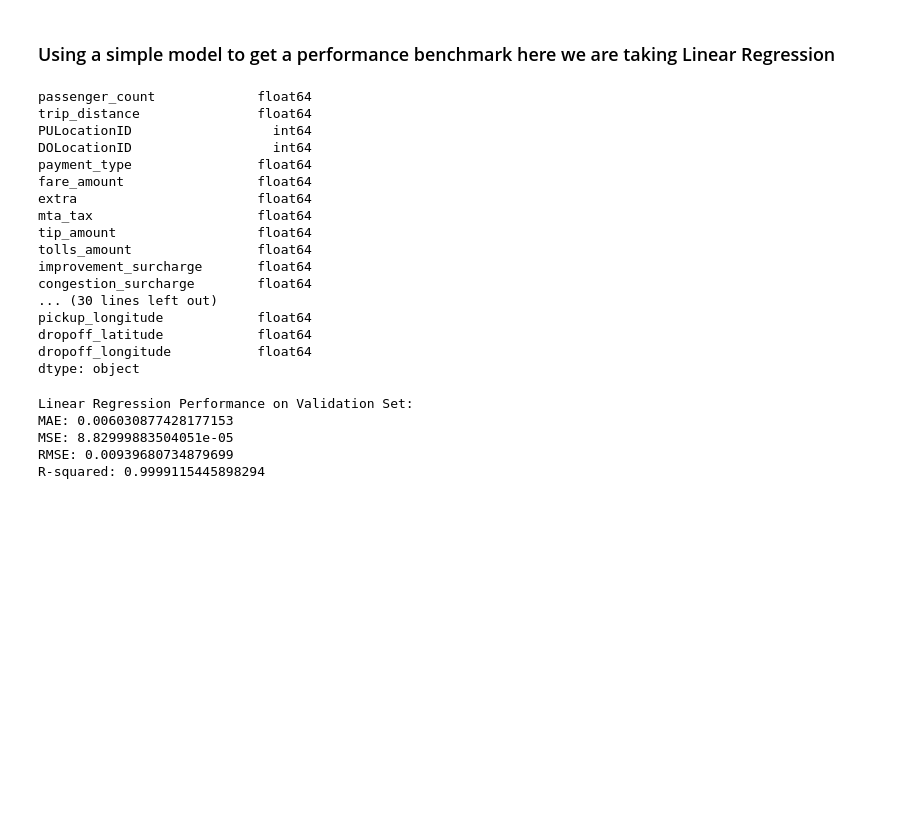
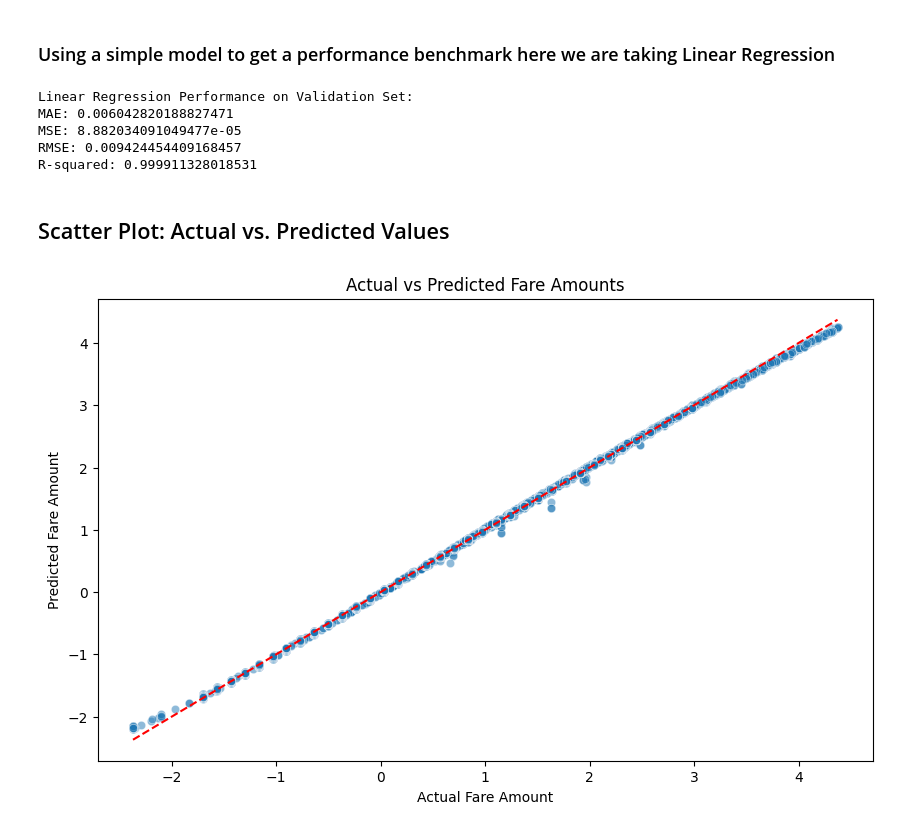
Before and after one commit to LongD3Ad/Taxi-Fare, a Jupyter notebook: Taxi_model.ipynb, the cells around one changed output. Drawn from its saved outputs; the diff is of its cells as text; code cells hidden in the pictures; blank space fills up the shorter version.

```diff
--- a/Taxi_model.ipynb
+++ b/Taxi_model.ipynb
@@ -76,6 +76,8 @@ df2.head()
 ### Here optionally if needed we can save the scaled down csv, but for now we will not be doing that
 # %%
 from sklearn.model_selection import train_test_split
+# %%
+chunk_size = 500000
 # %%
 #setting variables
 
@@ -135,23 +131,3 @@ from sklearn.metrics import mean_absolute_error, mean_squared_error, r2_score
-# %%
-train_df.dtypes
-# %% [output]
-passenger_count             float64
-trip_distance               float64
-PULocationID                  int64
-DOLocationID                  int64
-payment_type                float64
-fare_amount                 float64
-extra                       float64
-mta_tax                     float64
-tip_amount                  float64
-tolls_amount                float64
-improvement_surcharge       float64
-congestion_surcharge        float64
-... (30 lines left out)
-pickup_longitude            float64
-dropoff_latitude            float64
-dropoff_longitude           float64
-dtype: object
 # %%
 linear_model = LinearRegression()
 
@@ -174,7 +150,28 @@ print(f"RMSE: {rmse}")
 print(f"R-squared: {r2}")
 # %% [output]
 Linear Regression Performance on Validation Set:
-MAE: 0.006030877428177153
-MSE: 8.82999883504051e-05
-RMSE: 0.00939680734879699
-R-squared: 0.9999115445898294
+MAE: 0.006042820188827471
+MSE: 8.882034091049477e-05
+RMSE: 0.009424454409168457
+R-squared: 0.999911328018531
+# %% [markdown]
+## Scatter Plot: Actual vs. Predicted Values
+# %%
+import matplotlib.pyplot as plt
+import seaborn as sns
+
+# Scatter plot
+plt.figure(figsize=(10, 6))
+sns.scatterplot(x=validation_df['fare_amount'], y=val_predictions, alpha=0.5)
+
+# Adding a diagonal line for perfect prediction
+plt.plot([validation_df['fare_amount'].min(), validation_df['fare_amount'].max()],
+         [validation_df['fare_amount'].min(), validation_df['fare_amount'].max()],
+         color='red', linestyle='--')
+
+plt.xlabel('Actual Fare Amount')
+plt.ylabel('Predicted Fare Amount')
+plt.title('Actual vs Predicted Fare Amounts')
+plt.show()
+# %% [output]
+[figure, added]
```
Also changed, not shown: parts of 21 cells of this notebook.
